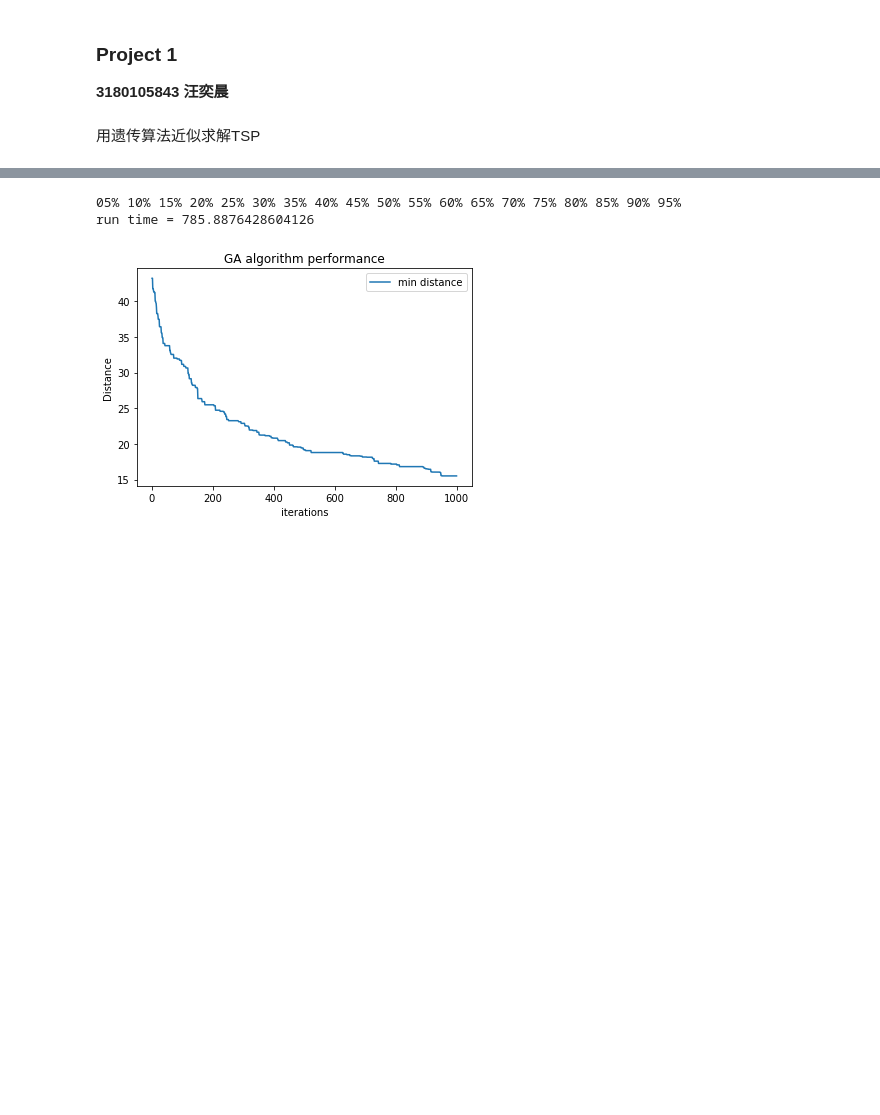
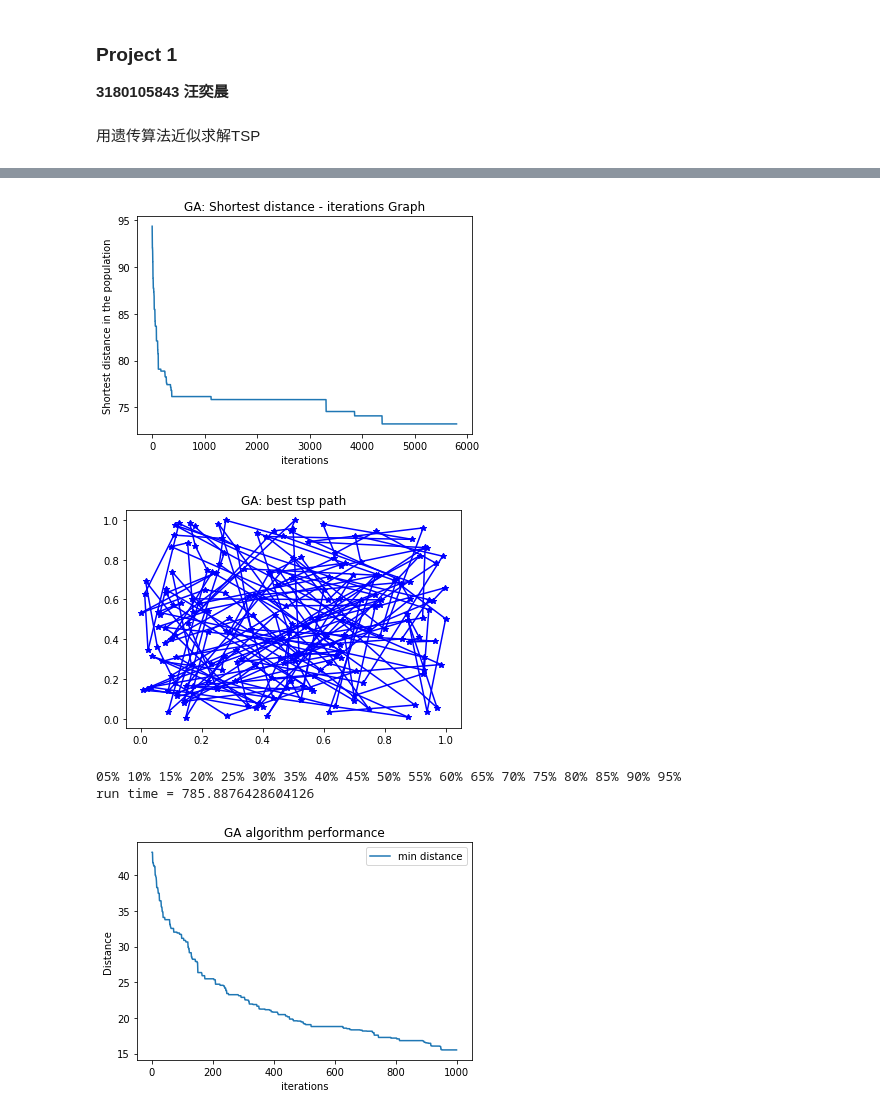
Before and after one commit to handsome12138/ComputerSimulationGit, a Jupyter notebook: Homework/proj1/proj1.ipynb, the cells around one changed output, grey strips where cells are left out. Drawn from its saved outputs; the diff is of its cells as text; code cells hidden in the pictures; blank space fills up the shorter version.

```diff
--- a/Homework/proj1/proj1.ipynb
+++ b/Homework/proj1/proj1.ipynb
@@ -671,3 +705,9 @@ ValueError: When changing to a larger dtype, its size must be a divisor of the t
+# %%
+tsp.plot_record(1, savepath='./figure/GAUPD_perf_200_200_5800')
+tsp.plot_cities(savepath='./figure/GAUPD_res_200_200_5800')
+# %% [output]
+[figure, added]
+[figure, added]
 # %%
 tsp_size = [50]
 group_size = [200]
```
Also changed, not shown: parts of 15 cells of this notebook, 20 other files.
